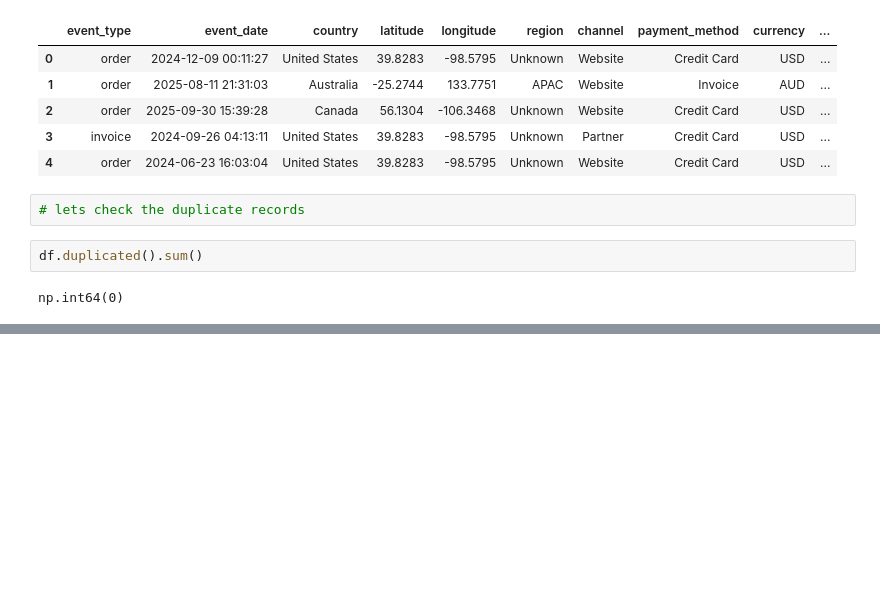
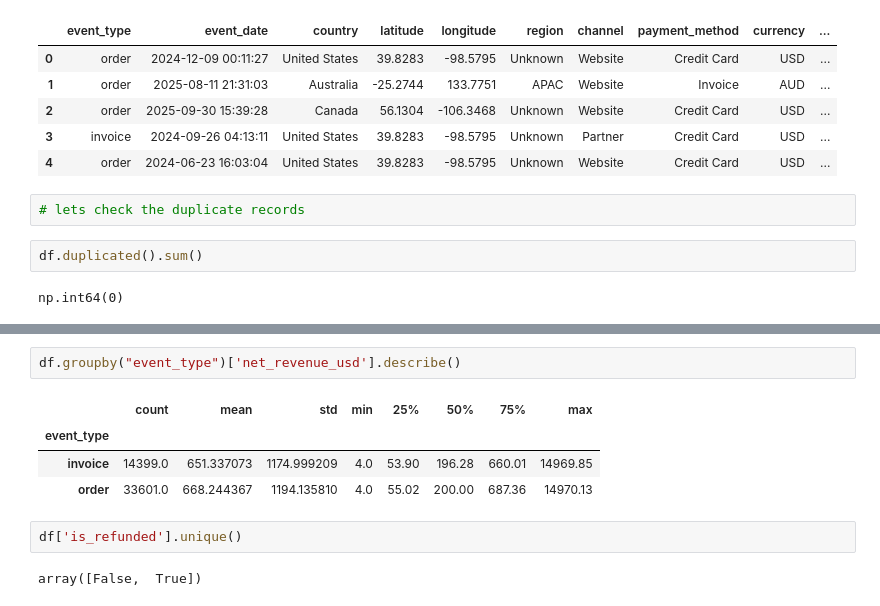
Before and after one commit to mrpradip098-hue/data-analyst-notes, a Jupyter notebook: Python/Ecomerce_Data.ipynb, the cells around one changed output, grey strips where cells are left out. Cells and saved outputs as stored; diff of their text form; blank space fills up the shorter version.

```diff
--- a/Python/Ecomerce_Data.ipynb
+++ b/Python/Ecomerce_Data.ipynb
@@ -184,0 +210,11 @@ np.int64(0)
+# %%
+df.groupby("event_type")['net_revenue_usd'].describe()
+# %% [output]
+|  | count | mean | std | min | 25% | 50% | 75% | max |
+| event_type |  |  |  |  |  |  |  |  |
+| invoice | 14399.0 | 651.337073 | 1174.999209 | 4.0 | 53.90 | 196.28 | 660.01 | 14969.85 |
+| order | 33601.0 | 668.244367 | 1194.135810 | 4.0 | 55.02 | 200.00 | 687.36 | 14970.13 |
+# %%
+df['is_refunded'].unique()
+# %% [output]
+array([False,  True])
```
Also changed, not shown: parts of 17 cells of this notebook.
